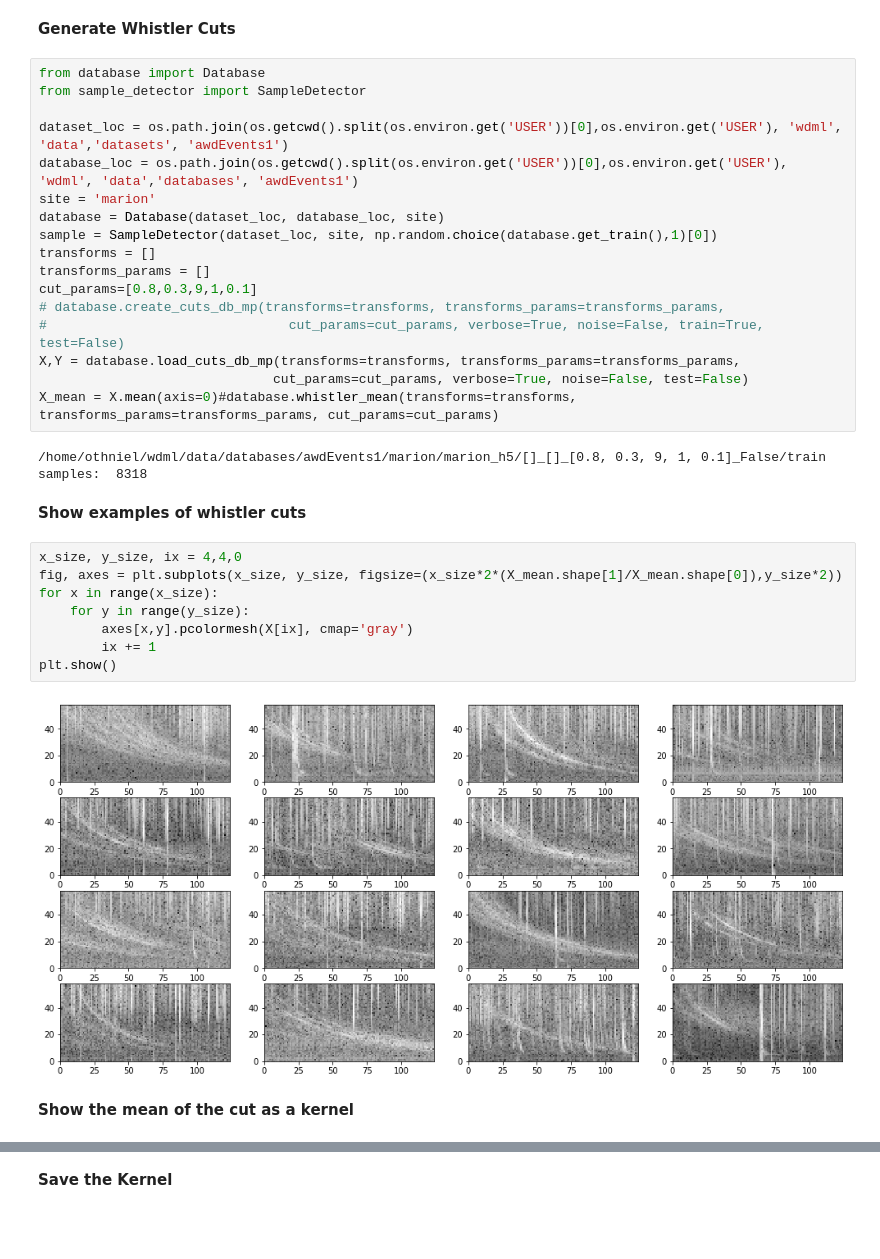
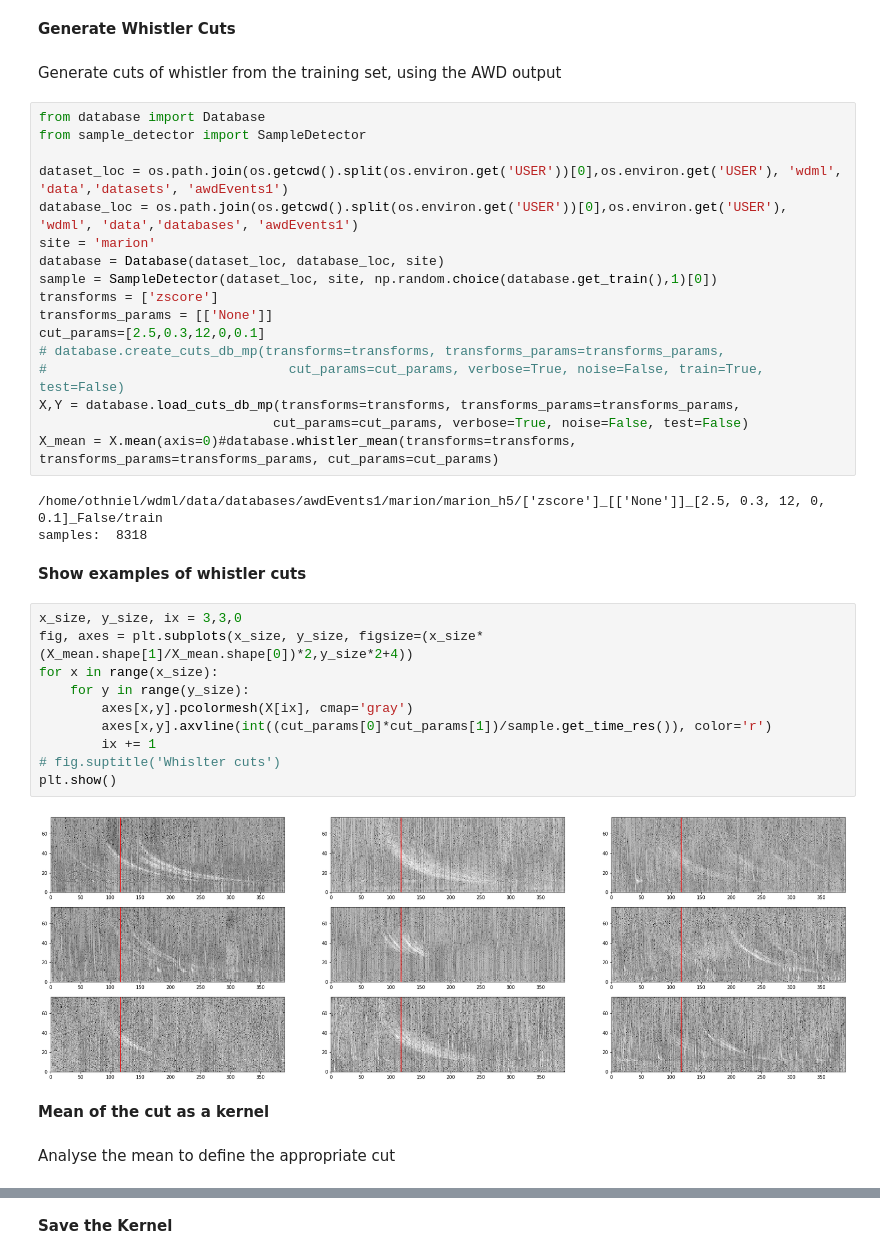
Before and after one commit to Kojey/MSc-whistler-waves-detector, a Jupyter notebook: ipy/report/chapter5_2.ipynb, the cells around one changed output, grey strips where cells are left out. Saved outputs shown, nothing was run; the diff lists cells and outputs as text; blank space fills up the shorter version.

```diff
--- a/ipy/report/chapter5_2.ipynb
+++ b/ipy/report/chapter5_2.ipynb
@@ -15,6 +17,8 @@ sys.path.append(os.path.join(os.getcwd().split(os.environ.get('USER'))[0],os.env
 ### **Kernel Extracted From Data**
 # %% [markdown]
 **Generate Whistler Cuts**
+# %% [markdown]
+Generate cuts of whistler from the training set, using the AWD output
 # %%
 from database import Database
 from sample_detector import SampleDetector
@@ -24,29 +28,33 @@ database_loc = os.path.join(os.getcwd().split(os.environ.get('USER'))[0],os.envi
 site = 'marion'
 database = Database(dataset_loc, database_loc, site)
 sample = SampleDetector(dataset_loc, site, np.random.choice(database.get_train(),1)[0])
-transforms = []
-transforms_params = []
-cut_params=[0.8,0.3,9,1,0.1]
+transforms = ['zscore']
+transforms_params = [['None']]
+cut_params=[2.5,0.3,12,0,0.1]
 # database.create_cuts_db_mp(transforms=transforms, transforms_params=transforms_params,
 #                               cut_params=cut_params, verbose=True, noise=False, train=True, test=False)
 X,Y = database.load_cuts_db_mp(transforms=transforms, transforms_params=transforms_params,
                               cut_params=cut_params, verbose=True, noise=False, test=False)
 X_mean = X.mean(axis=0)#database.whistler_mean(transforms=transforms, transforms_params=transforms_params, cut_params=cut_params)
 # %% [output]
-/home/othniel/wdml/data/databases/awdEvents1/marion/marion_h5/[]_[]_[0.8, 0.3, 9, 1, 0.1]_False/train
+/home/othniel/wdml/data/databases/awdEvents1/marion/marion_h5/['zscore']_[['None']]_[2.5, 0.3, 12, 0, 0.1]_False/train
 samples:  8318
 # %% [markdown]
 **Show examples of whistler cuts**
 # %%
-x_size, y_size, ix = 4,4,0
-fig, axes = plt.subplots(x_size, y_size, figsize=(x_size*2*(X_mean.shape[1]/X_mean.shape[0]),y_size*2))
+x_size, y_size, ix = 3,3,0
+fig, axes = plt.subplots(x_size, y_size, figsize=(x_size*(X_mean.shape[1]/X_mean.shape[0])*2,y_size*2+4))
 for x in range(x_size):
     for y in range(y_size):
         axes[x,y].pcolormesh(X[ix], cmap='gray')
+        axes[x,y].axvline(int((cut_params[0]*cut_params[1])/sample.get_time_res()), color='r')
         ix += 1
+# fig.suptitle('Whislter cuts')
 plt.show()
 # %% [output]
-[figure, old version]
+[figure, new version]
 # %% [markdown]
-**Show the mean of the cut as a kernel**
+**Mean of the cut as a kernel**
+# %% [markdown]
+Analyse the mean to define the appropriate cut
 # %%
```
Also changed, not shown: parts of 10 cells of this notebook, 2 other files.
